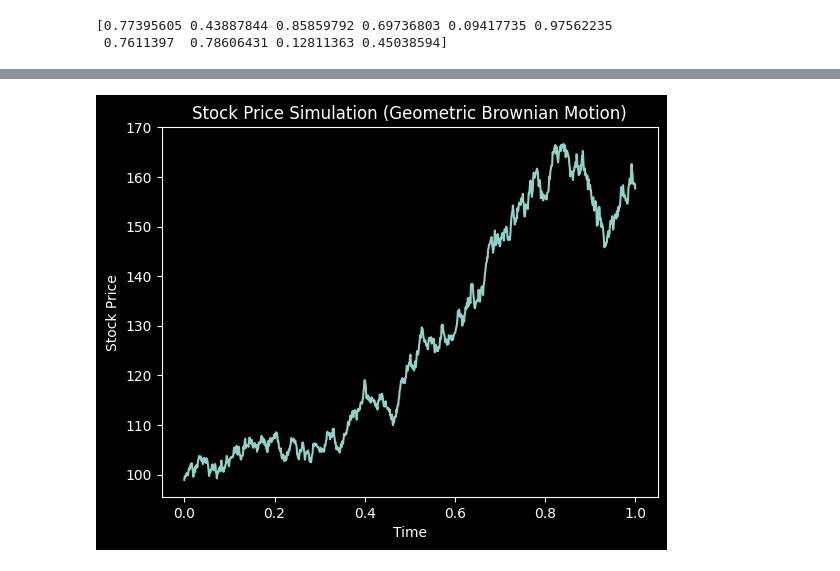
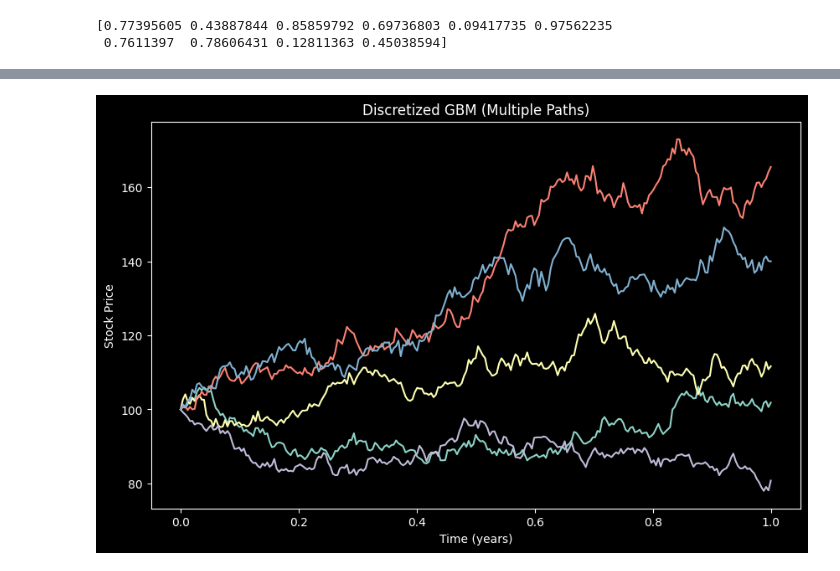
Before and after one commit to julihocc/itesm-ma2008b-notes, a Jupyter notebook: module-01/complementary/module-01.ipynb, the cells around one changed output, grey strips where cells are left out. Cells and saved outputs as stored; diff of their text form; code cells hidden in the pictures.

```diff
--- a/module-01/complementary/module-01.ipynb
+++ b/module-01/complementary/module-01.ipynb
@@ -560,17 +391,31 @@ Aside from antithetic variables, other variance reduction methods include **mome
 # %%
 import numpy as np
 import matplotlib.pyplot as plt
 
-T, N, S0, mu, sigma = 1, 1000, 100, 0.05, 0.2
+S0 = 100
+mu = 0.05
+sigma = 0.2
+T = 1.0
+N = 252
 dt = T / N
-t = np.linspace(0, T, N)
-brownian_motion = np.cumsum(np.random.randn(N) * np.sqrt(dt))
+n_simulations = 5
 
-stock_prices = S0 * np.exp((mu - 0.5 * sigma**2) * t + sigma * brownian_motion)
-plt.plot(t, stock_prices)
-plt.xlabel("Time")
+time_grid = np.linspace(0, T, N+1)
+S = np.zeros((n_simulations, N+1))
+S[:, 0] = S0
+
+np.random.seed(42)
+for i in range(n_simulations):
+    for t in range(1, N+1):
+        Z = np.random.normal(0, 1)
+        S[i, t] = S[i, t-1]*np.exp((mu - 0.5*sigma**2)*dt + sigma*np.sqrt(dt)*Z)
+
+plt.figure(figsize=(10,6))
+for i in range(n_simulations):
+    plt.plot(time_grid, S[i])
+plt.title("Discretized GBM (Multiple Paths)")
+plt.xlabel("Time (years)")
 plt.ylabel("Stock Price")
-plt.title("Stock Price Simulation (Geometric Brownian Motion)")
 plt.show()
 # %% [output]
-[figure, old version]
+[figure, new version]
```
Also changed, not shown: parts of 45 cells of this notebook, 5 other files.
